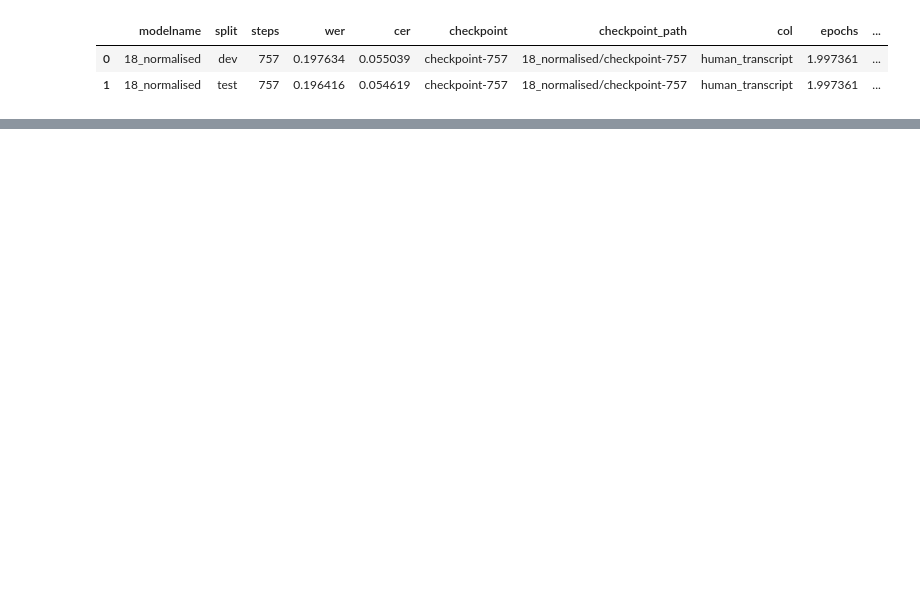
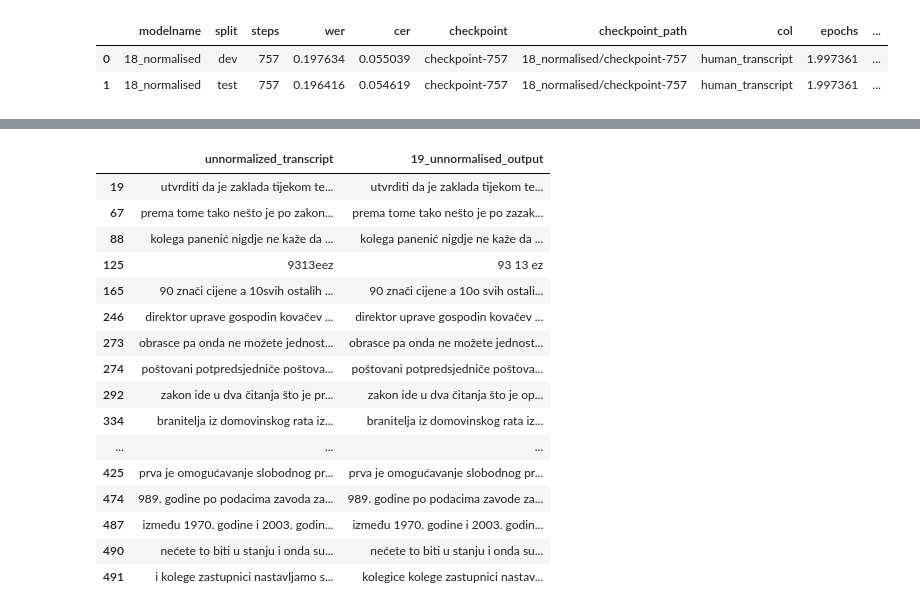
Before and after one commit to 5roop/task8, a Jupyter notebook: 21_per_epoch_evaluation.ipynb, the cells around one changed output, grey strips where cells are left out. Cells and saved outputs as stored; diff of their text form; code cells hidden in the pictures; blank space fills up the shorter version.

```diff
--- a/21_per_epoch_evaluation.ipynb
+++ b/21_per_epoch_evaluation.ipynb
@@ -156,0 +200,21 @@ df.to_csv("21_results.csv", index=False)
+# %%
+col = dev["unnormalized_transcript"]
+dev.loc[col.str.contains("9"), ["unnormalized_transcript", "19_unnormalised_output"]]
+# %% [output]
+|  | unnormalized_transcript | 19_unnormalised_output |
+| 19 | utvrditi da je zaklada tijekom te... | utvrditi da je zaklada tijekom te... |
+| 67 | prema tome tako nešto je po zakon... | prema tome tako nešto je po zazak... |
+| 88 | kolega panenić nigdje ne kaže da ... | kolega panenić nigdje ne kaže da ... |
+| 125 | 9313eez | 93 13 ez |
+| 165 | 90 znači cijene a 10svih ostalih ... | 90 znači cijene a 10o svih ostali... |
+| 246 | direktor uprave gospodin kovačev ... | direktor uprave gospodin kovačev ... |
+| 273 | obrasce pa onda ne možete jednost... | obrasce pa onda ne možete jednost... |
+| 274 | poštovani potpredsjedniče poštova... | poštovani potpredsjedniče poštova... |
+| 292 | zakon ide u dva čitanja što je pr... | zakon ide u dva čitanja što je op... |
+| 334 | branitelja iz domovinskog rata iz... | branitelja iz domovinskog rata iz... |
+| ... | ... | ... |
+| 425 | prva je omogućavanje slobodnog pr... | prva je omogućavanje slobodnog pr... |
+| 474 | 989. godine po podacima zavoda za... | 989. godine po podacima zavode za... |
+| 487 | između 1970. godine i 2003. godin... | između 1970. godine i 2003. godin... |
+| 490 | nećete to biti u stanju i onda su... | nećete to biti u stanju i onda su... |
+| 491 | i kolege zastupnici nastavljamo s... | kolegice kolege zastupnici nastav... |
```
Also changed, not shown: parts of 4 cells of this notebook, 4 other files.
